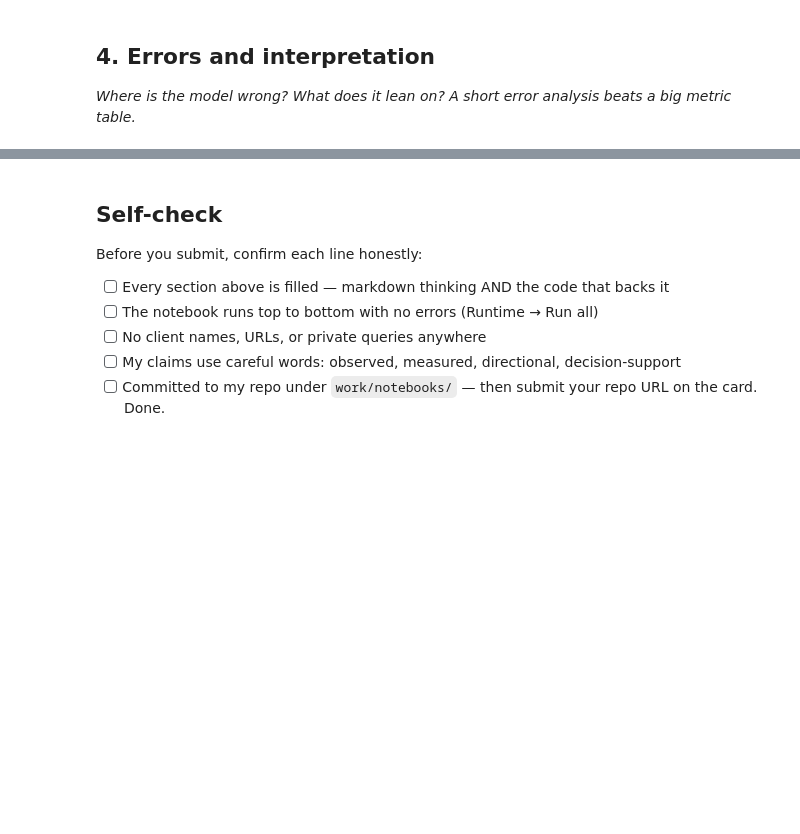
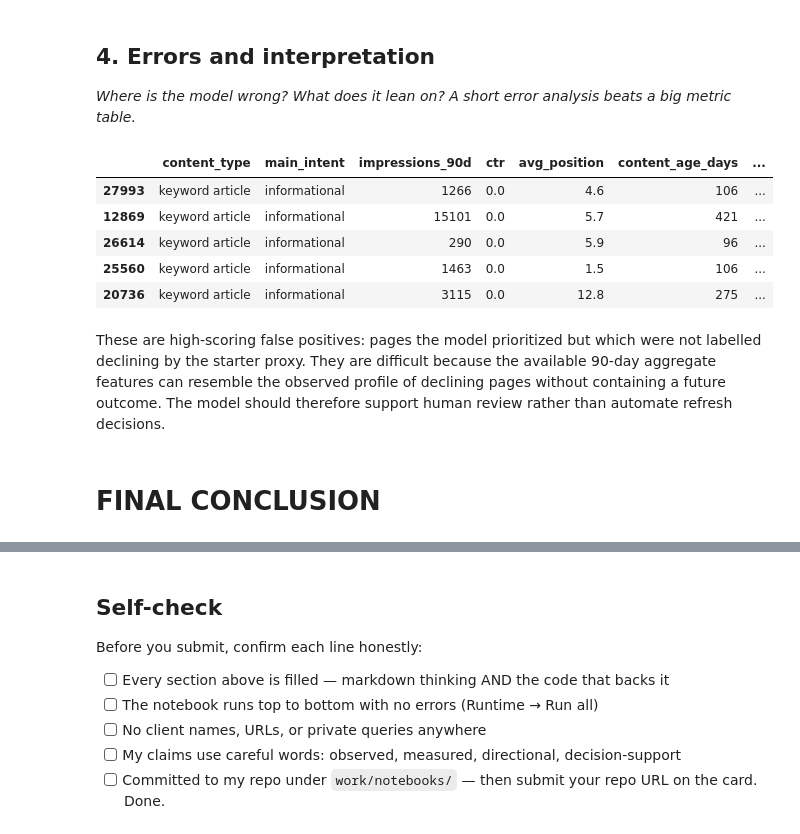
Before and after one commit to rudrabansal10/FlyRank_Internship, a Jupyter notebook: work/notebooks/w05_model.ipynb, the cells around one changed output, grey strips where cells are left out. Cells and saved outputs as stored; diff of their text form; code cells hidden in the pictures; blank space fills up the shorter version.

Commit message:
w_05 ML_08 Trained and Compred Models

```diff
--- a/work/notebooks/w05_model.ipynb
+++ b/work/notebooks/w05_model.ipynb
@@ -20,0 +180,19 @@ This skeleton is yours to fill. Work the sections **in order** — each one has
+# %%
+# PREPROCESSING
+
+numeric_pipeline = Pipeline(steps=[
+        ("imputer", SimpleImputer(strategy="median", add_indicator=True)),
+        ("scaler", StandardScaler()),
+      ])
+
+categorical_pipeline = Pipeline(steps=[
+        ("imputer", SimpleImputer(strategy="most_frequent")),
+        ("onehot", OneHotEncoder(handle_unknown="ignore")),
+    ])
+
+preprocessor = ColumnTransformer(
+    transformers=[
+        ("numeric", numeric_pipeline, numeric_features),
+        ("categorical", categorical_pipeline, categorical_features),
+    ],
+    remainder="drop",)
@@ -22,3 +360,37 @@ This skeleton is yours to fill. Work the sections **in order** — each one has
 ## 4. Errors and interpretation
 
 *Where is the model wrong? What does it lean on? A short error analysis beats a big metric table.*
+# %%
+winner_scores = winner.predict_proba(X_test)[:, 1]
+
+error_review = df.iloc[test_index][[
+    "content_type",
+    "main_intent",
+    "impressions_90d",
+    "ctr",
+    "avg_position",
+    "content_age_days",
+    "days_since_last_update",
+]].copy()
+
+error_review["actual_proxy_label"] = y_test.to_numpy()
+error_review["predicted_decline_score"] = winner_scores
+
+false_positives = (
+    error_review.loc[error_review["actual_proxy_label"] == 0]
+    .sort_values("predicted_decline_score", ascending=False)
+    .head()
+)
+
+display(false_positives)
+# %% [output]
+|  | content_type | main_intent | impressions_90d | ctr | avg_position | content_age_days | ... |
+| 27993 | keyword article | informational | 1266 | 0.0 | 4.6 | 106 | ... |
+| 12869 | keyword article | informational | 15101 | 0.0 | 5.7 | 421 | ... |
+| 26614 | keyword article | informational | 290 | 0.0 | 5.9 | 96 | ... |
+| 25560 | keyword article | informational | 1463 | 0.0 | 1.5 | 106 | ... |
+| 20736 | keyword article | informational | 3115 | 0.0 | 12.8 | 275 | ... |
+# %% [markdown]
+These are high-scoring false positives: pages the model prioritized but which were not labelled declining by the starter proxy. They are difficult because the available 90-day aggregate features can resemble the observed profile of declining pages without containing a future outcome. The model should therefore support human review rather than automate refresh decisions.
+# %% [markdown]
+# FINAL CONCLUSION
```
Also changed, not shown: parts of 10 cells of this notebook.
